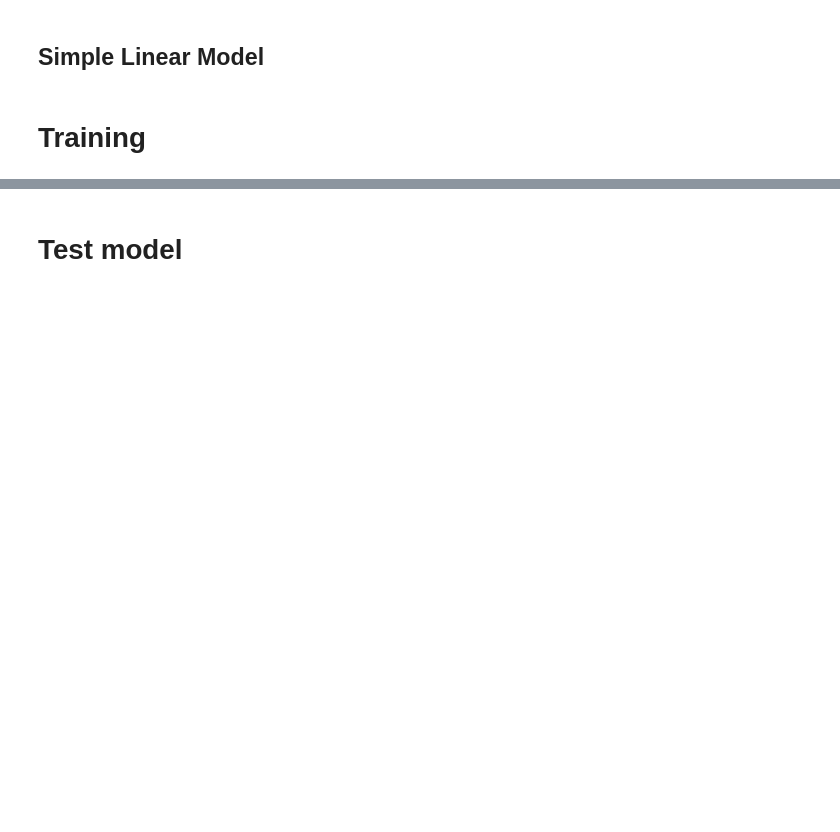
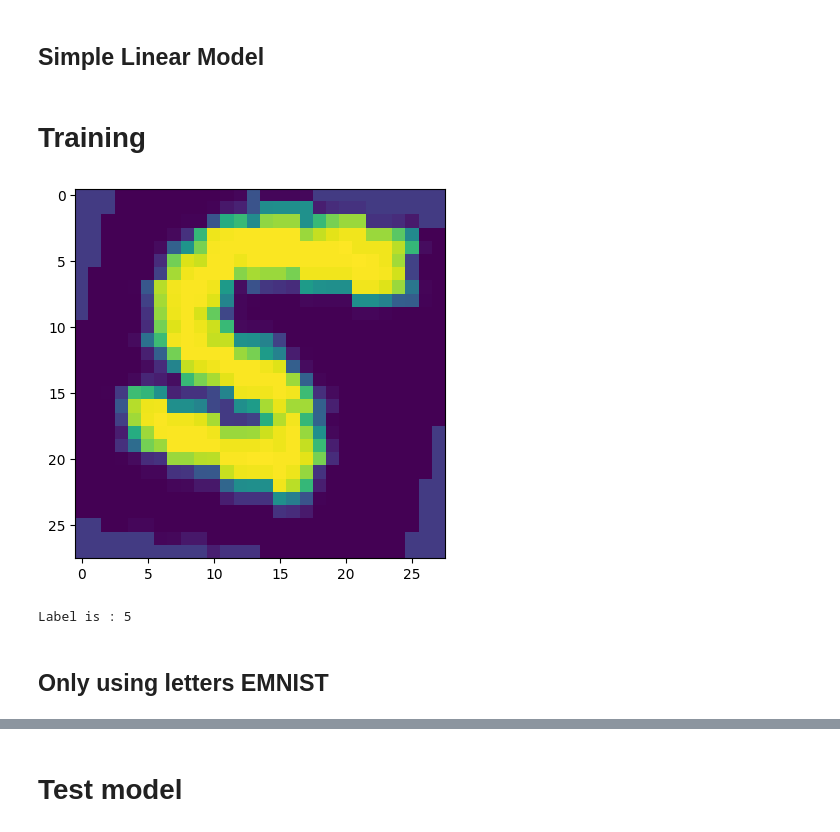
Before and after one commit to hugodmn/keyboard_trackpad.github.io, a Jupyter notebook: training/emnist.ipynb, the cells around one changed output, grey strips where cells are left out. Drawn from its saved outputs; the diff is of its cells as text; code cells hidden in the pictures; blank space fills up the shorter version.

```diff
--- a/training/emnist.ipynb
+++ b/training/emnist.ipynb
@@ -365,6 +367,19 @@ test_loader = DataLoader(emnist_testset, batch_size=256, shuffle=True)
 #model = SimpleLinearModel().to(device)
 model = ResNet_18(num_classes=len(emnist_testset.classes)).to(device)
 #model = MNIST_classifier().to(device)
+# %%
+import random
+X,Y = emnist_loader.dataset[random.randint(0, len(emnist_loader.dataset))]
+#transpose the image
+X = X.transpose(1,2)
+plt.imshow(X[0].squeeze(0).cpu())
+plt.show()
+print(f'Label is : {emnist_loader.dataset.classes[Y]}')
+# %% [output]
+[figure, added]
+Label is : 5
+# %% [markdown]
+## Only using letters EMNIST
 # %%
 acc_dict = {}
 loss_dict = {}
```
Also changed, not shown: parts of 32 cells of this notebook, 7 other files.
